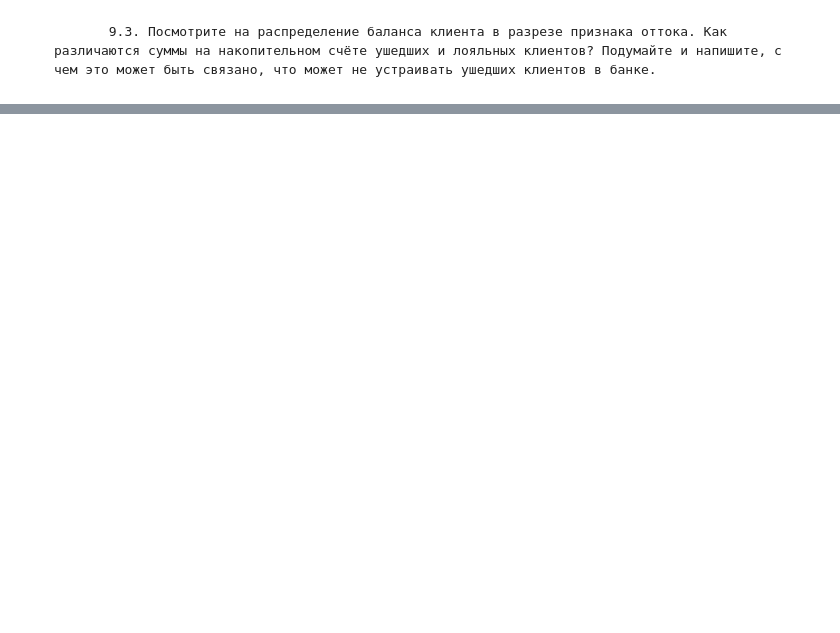
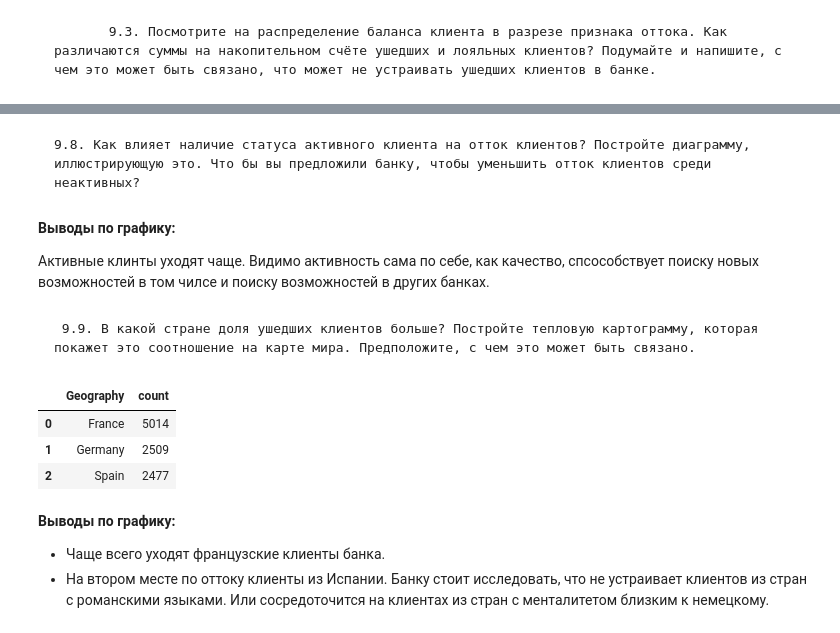
Before and after one commit to Ter4ik/DS, a Jupyter notebook: PYTHON-13_Визуализация_данных/churn_nb.ipynb, the cells around one changed output, grey strips where cells are left out. Drawn from its saved outputs; the diff is of its cells as text; code cells hidden in the pictures; blank space fills up the shorter version.

```diff
--- a/PYTHON-13_Визуализация_данных/churn_nb.ipynb
+++ b/PYTHON-13_Визуализация_данных/churn_nb.ipynb
@@ -368,0 +237,58 @@ fig.show()
+# %% [markdown]
+    9.8. Как влияет наличие статуса активного клиента на отток клиентов? Постройте диаграмму, иллюстрирующую это. Что бы вы предложили банку, чтобы уменьшить отток клиентов среди неактивных?
+# %%
+churn_data['Клиенты']=churn_data['Exited'].apply(lambda x: 'Лояльные клиенты' if x == 1 else 'Ушедшие клиенты')
+churn_data['Статус активности']=churn_data['IsActiveMember'].apply(lambda x: 'Активные клиенты' if x ==1 else 'Не активные клиенты')
+#churn_data.info()
+fig=px.histogram(
+    data_frame=churn_data,
+    x='Статус активности',
+    color='Клиенты',
+    title='Зависимость лояльности клиентов от статуса активного клиента',
+    color_discrete_map={'Лояльные клиенты':px.colors.qualitative.Light24[6],'Ушедшие клиенты':px.colors.qualitative.Light24[4]},
+    text_auto=True,
+    template= 'plotly_dark',
+    width=1000
+)
+fig.update_layout(yaxis_title='Количество клиентов(Ушедших и лояльных)')
+fig.update_layout(xaxis_title='Статус активного клиента')
+fig.update_xaxes(tick0=0)
+fig.update_xaxes(dtick=1)
+fig.update_xaxes(minor_showgrid=True)
+fig.update_yaxes(minor_showgrid=True)
+fig.update_layout(bargap=0.30)
+fig.update_layout(yaxis_title='Лояльность')
+fig.update_layout(xaxis_title='Статус активного клиента')
+fig.show()
+# %% [markdown]
+**Выводы по графику:**
+
+Активные клинты уходят чаще. Видимо активность сама по себе, как качество, спсособствует  поиску новых возможностей в том чилсе и поиску возможностей в других банках.
+# %% [markdown]
+     9.9. В какой стране доля ушедших клиентов больше? Постройте тепловую картограмму, которая покажет это соотношение на карте мира. Предположите, с чем это может быть связано.
+# %%
+churn_data['Exited']=churn_data['Exited'].apply(lambda x: 'Active' if x ==1 else 'Churn')
+by_country_data=churn_data[churn_data['Exited'] =='Churn'].groupby('Geography',as_index = False)['Geography'].value_counts()
+fig = px.choropleth(
+    data_frame = by_country_data,
+    locations = 'Geography',
+    locationmode = "country names",
+    color = 'count',
+    color_continuous_scale = ['yellow','red'],
+    title = 'Ушедшие клиенты с разбивкой по странам',
+    width = 1000,
+    height = 600,
+    )
+fig.show()
+display(by_country_data.head())
+# %% [output]
+|  | Geography | count |
+| 0 | France | 5014 |
+| 1 | Germany | 2509 |
+| 2 | Spain | 2477 |
+# %% [markdown]
+**Выводы по графику:**
+
+* Чаще всего уходят французские клиенты банка.
+* На втором месте по оттоку  клиенты из Испании. </br>
+Банку стоит исследовать, что не устраивает клиентов из стран с романскими языками. Или сосредоточится на клиентах из стран с менталитетом близким к немецкому.
```
Also changed, not shown: parts of 42 cells of this notebook.
